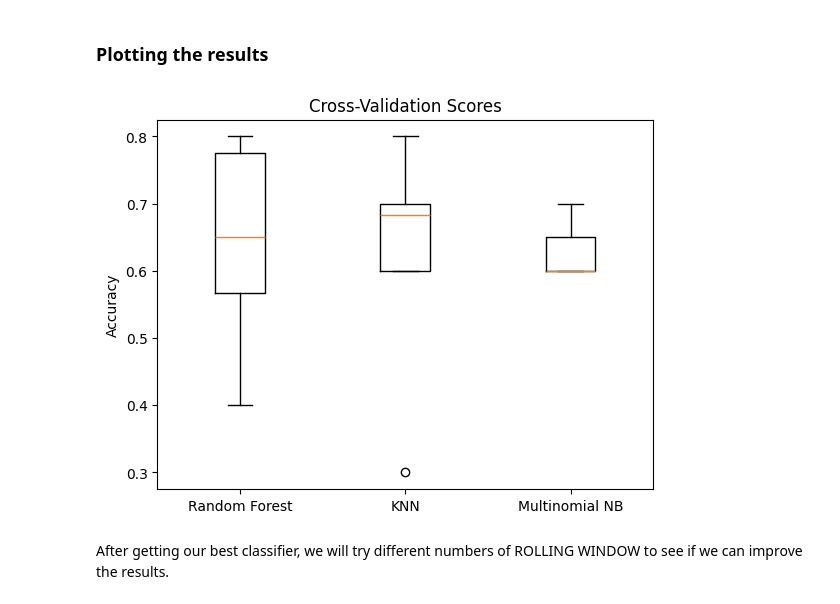
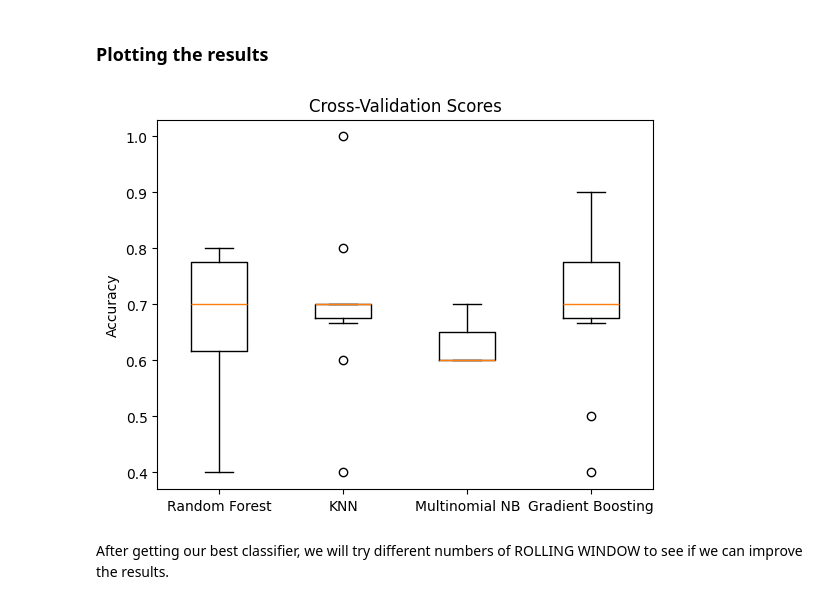
Before and after one commit to jogp10/WnbaPlayoffsPredicting, a Jupyter notebook: notebooks/modelling.ipynb, the cells around one changed output. Saved outputs shown, nothing was run; the diff lists cells and outputs as text; code cells hidden in the pictures.

```diff
--- a/notebooks/modelling.ipynb
+++ b/notebooks/modelling.ipynb
@@ -341,13 +365,19 @@ def rolling_window_df():
     weighted_features = ['o_fta', 'o_3pm', 'o_oreb', 'o_asts', 'o_stl', 'o_to', 'o_blk', 'd_3pa', 'd_oreb', 'd_dreb', 'd_asts', 'd_stl', 'd_to', 'd_blk', 'attend']
 
     if USE_MERGED_DATA:
-        weighted_features += ['blocks_weighted_mean', 'threeAttempted_weighted_mean', 'FG%_weighted_mean', 'FT%_weighted_mean', 'Avg_Assists_Per_Game_weighted_mean', 'Durability_Ratio_weighted_mean', 'POSITION_METRIC_weighted_mean', 'num_trophies']
+        weighted_features += ['total_blocks_weighted_mean', 'FG%_weighted_mean', 'FT%_weighted_mean', 'Avg_Rebounds_Per_Game_weighted_mean', 'Points_Ratio_weighted_mean', 'Durability_Ratio_weighted_mean', 'POSITION_METRIC_weighted_mean', 'num_trophies']
 
     # Create a new dataframe to store the rolling window data
     rolling_data = pd.DataFrame(columns=teams_df.columns)
 
     for window in rolling_window_historic:
-        #For each window, we will add a line to the rolling_data dataframe, as follows:
+    # for i in range(ROLLING_WIN_SIZE + 1):
+    #     window = rolling_window_historic[i]
+
+    #     if window is None:
+    #         continue
+        #     window = pd.DataFrame(0, index=np.arange(len(weighted_features.columns)), columns=weighted_features.columns)
+
         #1. Create a new empty line for the rolling_data dataframe
         rolling_data_line = pd.DataFrame(columns=teams_df.columns)
 
@@ -553,0 +595,6 @@ MultinomialNB(alpha=10)
+# %%
+#use the best parameters to train the model
+y_pred = print_results(clf, X_train, X_test, y_train, y_test)
+force_qualify_8_teams(y_pred, y_test, confIDs)
+scores = cross_validation(clf, X, y)
+cross_val_scores.append(scores)
@@ -553,0 +611,21 @@ MultinomialNB(alpha=10)
+# %%
+parameters = {
+    "learning_rate": [0.01, 0.1],
+    "min_samples_split": np.linspace(0.1, 0.5, 2),
+    "min_samples_leaf": np.linspace(0.1, 0.5, 2),
+    "max_depth":[3,8],
+    "max_features":["log2",None],
+    "subsample":[0.8, 1.0],
+    "n_estimators":[100]
+}
+clf = GradientBoostingClassifier()
+grid_search_models['Gradient Boosting'] = clf
+grid_search_params['Gradient Boosting'] = parameters
+
+grid_search = GridSearchCV(clf, parameters, cv=5, scoring='accuracy', verbose=3, n_jobs=-1)
+grid_search.fit(X_train, y_train)
+print(grid_search.best_params_)
+print(grid_search.best_score_)
+print(grid_search.best_estimator_)
+clf = grid_search.best_estimator_
+best_clf['Gradient Boosting'] = (grid_search.best_score_, grid_search.best_estimator_)
@@ -569,12 +665,12 @@ Standard Deviation: 0.04
 ### Plotting the results
 # %%
 #plot the cross validation scores
-plt.boxplot(cross_val_scores, labels=['Random Forest', 'KNN', 'Multinomial NB'])
+plt.boxplot(cross_val_scores, labels=best_clf.keys())
 plt.title('Cross-Validation Scores')
 plt.ylabel('Accuracy')
 plt.show()
 # %% [output]
-[figure, old version]
+[figure, new version]
 # %% [markdown]
 After getting our best classifier, we will try different numbers of ROLLING WINDOW to see if we can improve the results.
 # %%
```
Also changed, not shown: parts of 27 cells of this notebook, 13 other files.
